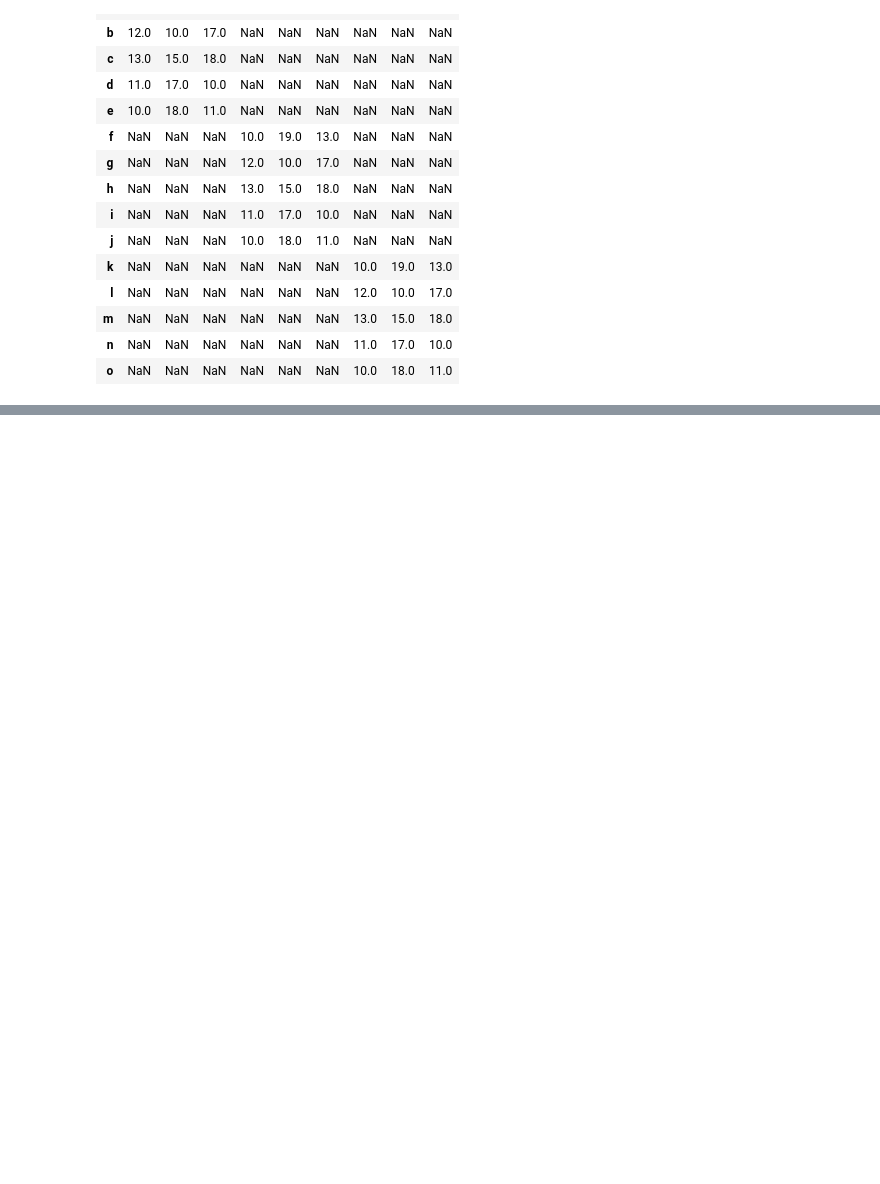
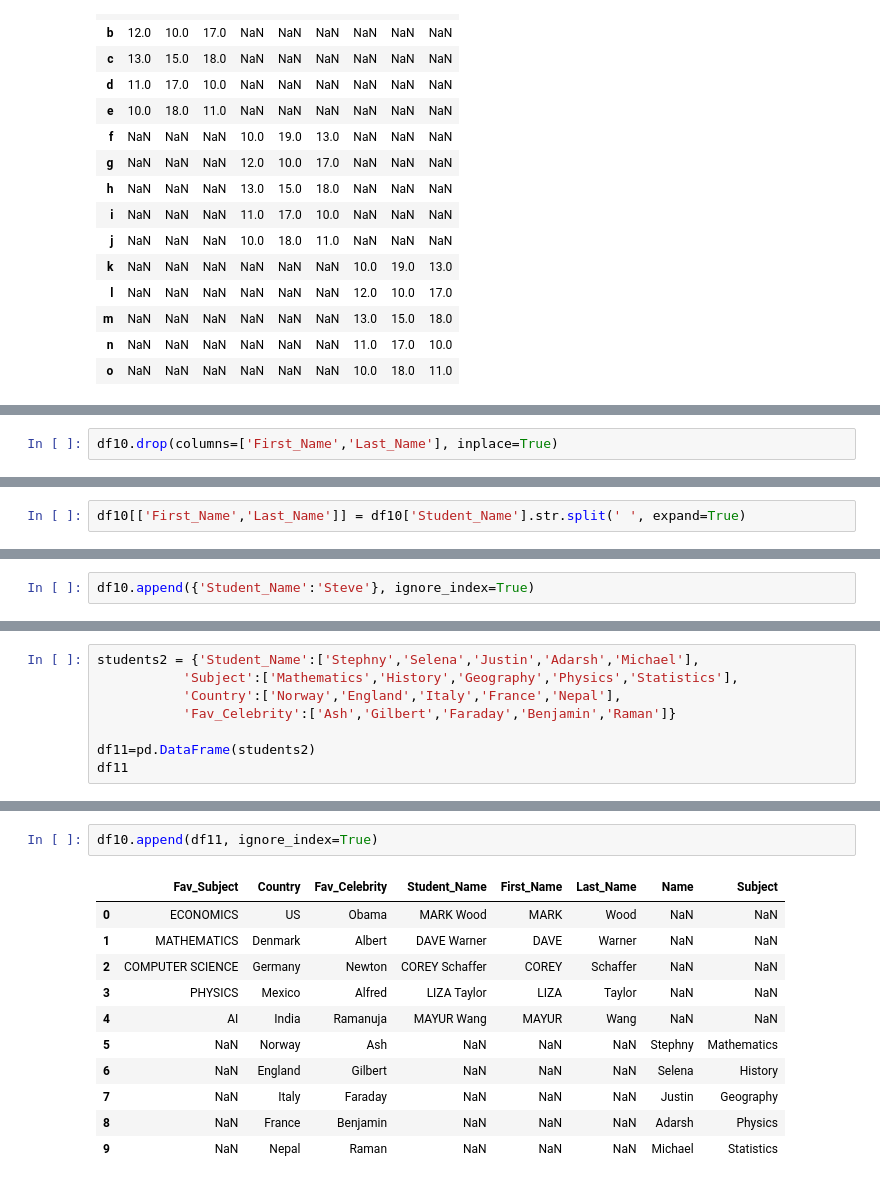
Before and after one commit to sumitpriye/matplotlib, a Jupyter notebook: pandas practice.ipynb, the cells around one changed output, grey strips where cells are left out. Drawn from its saved outputs; the diff is of its cells as text; blank space fills up the shorter version.

```diff
--- a/pandas practice.ipynb
+++ b/pandas practice.ipynb
@@ -592,0 +973,2 @@ pd.concat( [df11, df12, df13], axis=1)
+# %%
+df10.drop(columns=['First_Name','Last_Name'], inplace=True)
@@ -592,0 +993,2 @@ pd.concat( [df11, df12, df13], axis=1)
+# %%
+df10[['First_Name','Last_Name']] = df10['Student_Name'].str.split(' ', expand=True)
@@ -592,0 +1004,2 @@ pd.concat( [df11, df12, df13], axis=1)
+# %%
+df10.append({'Student_Name':'Steve'}, ignore_index=True)
@@ -592,0 +1014,8 @@ pd.concat( [df11, df12, df13], axis=1)
+# %%
+students2 = {'Student_Name':['Stephny','Selena','Justin','Adarsh','Michael'],
+           'Subject':['Mathematics','History','Geography','Physics','Statistics'],
+           'Country':['Norway','England','Italy','France','Nepal'],
+           'Fav_Celebrity':['Ash','Gilbert','Faraday','Benjamin','Raman']}
+
+df11=pd.DataFrame(students2)
+df11
@@ -592,0 +1029,14 @@ pd.concat( [df11, df12, df13], axis=1)
+# %%
+df10.append(df11, ignore_index=True)
+# %% [output]
+|  | Fav_Subject | Country | Fav_Celebrity | Student_Name | First_Name | Last_Name | Name | Subject |
+| 0 | ECONOMICS | US | Obama | MARK Wood | MARK | Wood | NaN | NaN |
+| 1 | MATHEMATICS | Denmark | Albert | DAVE Warner | DAVE | Warner | NaN | NaN |
+| 2 | COMPUTER SCIENCE | Germany | Newton | COREY Schaffer | COREY | Schaffer | NaN | NaN |
+| 3 | PHYSICS | Mexico | Alfred | LIZA Taylor | LIZA | Taylor | NaN | NaN |
+| 4 | AI | India | Ramanuja | MAYUR Wang | MAYUR | Wang | NaN | NaN |
+| 5 | NaN | Norway | Ash | NaN | NaN | NaN | Stephny | Mathematics |
+| 6 | NaN | England | Gilbert | NaN | NaN | NaN | Selena | History |
+| 7 | NaN | Italy | Faraday | NaN | NaN | NaN | Justin | Geography |
+| 8 | NaN | France | Benjamin | NaN | NaN | NaN | Adarsh | Physics |
+| 9 | NaN | Nepal | Raman | NaN | NaN | NaN | Michael | Statistics |
```
Also changed, not shown: parts of 67 cells of this notebook.
